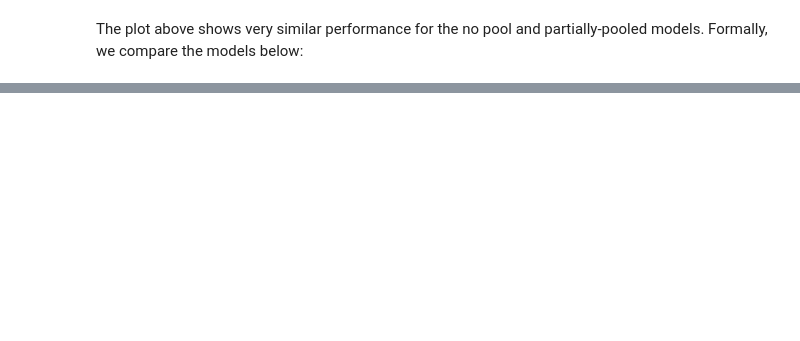
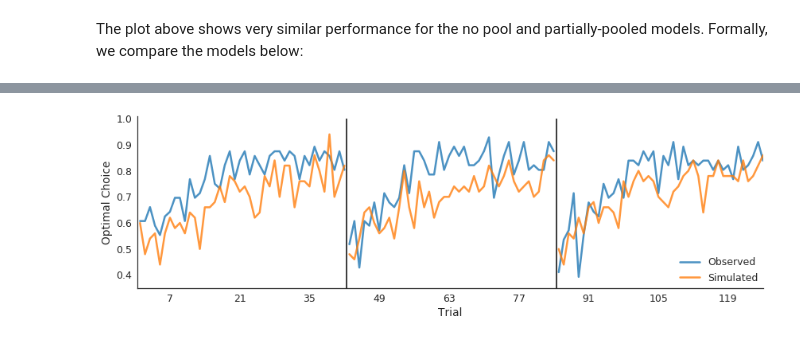
Before and after one commit to szorowi1/pni-rotations, a Jupyter notebook: results_RL.ipynb, the cells around one changed output, grey strips where cells are left out. Cells and saved outputs as stored; diff of their text form; code cells hidden in the pictures; blank space fills up the shorter version.

```diff
--- a/results_RL.ipynb
+++ b/results_RL.ipynb
@@ -310,0 +474,89 @@ The WAIC shows that the models perform similarly on choice (though perhaps $h$-e
+# %%
+from scripts.simulations import MoodyAgent, slot_machine_game
+
+#~~~~~~~~~~~~~~~~~~~~~~~~~~~~~~~~~~~~~~~~~~#
+### Define parameters.
+#~~~~~~~~~~~~~~~~~~~~~~~~~~~~~~~~~~~~~~~~~~#
+
+## Simulation parameters.
+Ns = 50    # subjects
+B = 3      # blocks
+T = 42     # trials
+
+mu = np.array([9.0, 0.1])
+cov = np.array([[1.00,1e-4],
+                [1e-4,1e-4]])
+
+#~~~~~~~~~~~~~~~~~~~~~~~~~~~~~~~~~~~~~~~~~~#
+### Simulate data.
+#~~~~~~~~~~~~~~~~~~~~~~~~~~~~~~~~~~~~~~~~~~#
+np.random.seed(0)
+
+## Simulate agent parameters.
+beta, eta_v = np.random.multivariate_normal(mu, cov, Ns).T
+eta_h = np.random.normal(0.2,0.05,Ns)
+f = np.exp( np.random.normal(0,0.05,Ns) / 2 )
+
+## Preallocate space.
+Xs = np.zeros([Ns,B,T,2], dtype=int)
+Ys = np.zeros([Ns,B,T], dtype=int)
+Rs = np.zeros([Ns,B,T], dtype=int)
+
+for i in np.arange(Ns):
+
+    ## Initialize agent.
+    agent = MoodyAgent(beta=beta[i], eta_v=eta_v[i], eta_h=eta_h[i], f=f[i])
+
+    for j in np.arange(B):
+
+        ## Simulate block of trials.
+        x, r = slot_machine_game(n_trials=T, probabilities=(0.2,0.4,0.6), reward=1)
+
+        ## Simulate behavior.
+        y, _ = agent.simulate(x,r)
+
+        ## Store.
+        Xs[i,j] = x.copy() + j * B
+        Ys[i,j] = y.copy()
+        Rs[i,j] = [r[a,b] for a,b in enumerate(y)]
+
+## Make arrays 1-indexed.
+Xs += 1
+Ys += 1
+
+#~~~~~~~~~~~~~~~~~~~~~~~~~~~~~~~~~~~~~~~~~~#
+### Plotting.
+#~~~~~~~~~~~~~~~~~~~~~~~~~~~~~~~~~~~~~~~~~~#
+
+## Initialize canvas.
+fig, ax = plt.subplots(1,1,figsize=(12,4))
+colors = sns.color_palette(n_colors=2)
+labels = ['Observed','Simulated']
+
+for x, y, label, color in zip([X,Xs],[Y,Ys],labels,colors):
+
+    ## Compute optimal choice.
+    optimal_choice = np.argmax(x, axis=-1)
+    y = np.equal(y-1, optimal_choice).astype(int)
+    y = np.mean(y, axis=0)
+
+    for j in np.arange(B):
+
+        ## Define trial numbers.
+        trials = np.arange(T) + j * T
+        trials += 1
+
+        ## Plot.
+        ax.plot( trials, y[j], lw=2.5, label=label, color=color, alpha=0.8 )
+        label = None
+
+## Add info.
+ax.vlines([42.5, 84.5], 0, 1, lw=1.5, color='k', zorder=10)
+ax.set(xlim=(0.5,126), xticks=np.arange(7,126,14), xlabel='Trial',
+       ylim=(0.35, 1.01), ylabel='Optimal Choice')
+ax.legend(loc=4, borderpad=0)
+
+sns.despine()
+plt.tight_layout()
+# %% [output]
+[figure, added]
```
Also changed, not shown: parts of 34 cells of this notebook, 3 other files.
